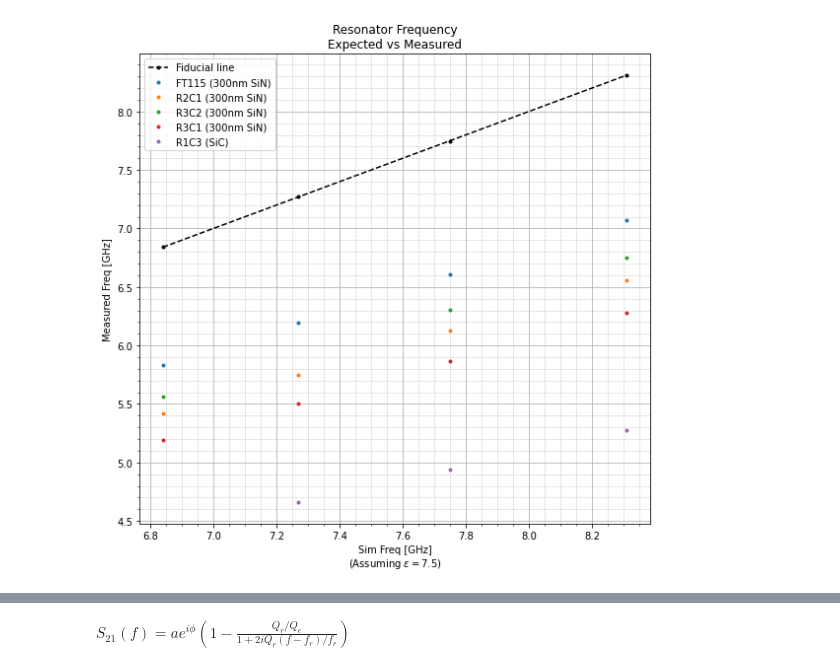
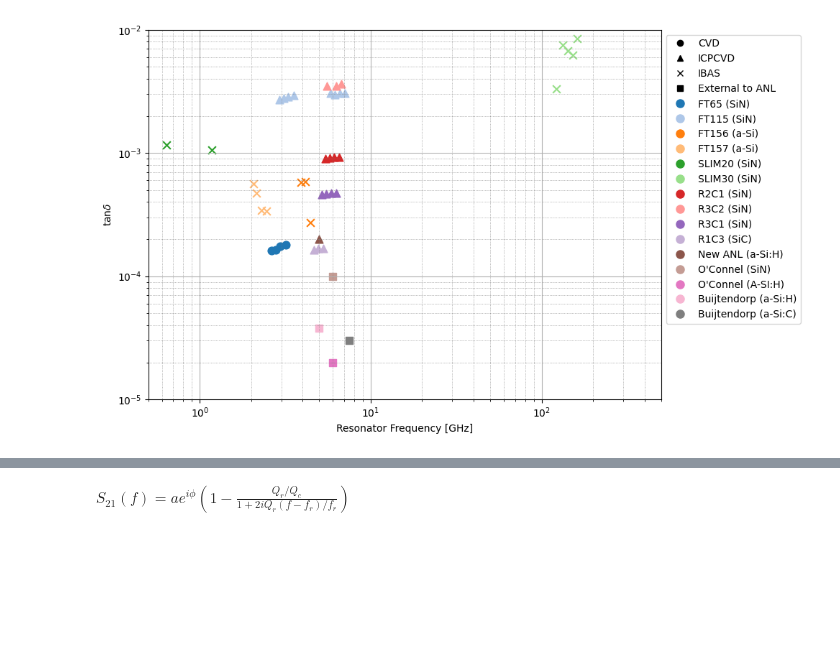
Before and after one commit to jacornelison/lance_postings, a Jupyter notebook: loss_comparison_plot.ipynb, the cells around one changed output, grey strips where cells are left out. Cells and saved outputs as stored; diff of their text form; code cells hidden in the pictures; blank space fills up the shorter version.

```diff
--- a/loss_comparison_plot.ipynb
+++ b/loss_comparison_plot.ipynb
@@ -107,5 +174,5 @@ samp_dep = ['CVD','ICPCVD','IBAS','IBAS','IBAS','IBAS','ICPCVD', 'ICPCVD', 'ICPC
 # %%
-plt.figure(1,figsize=(8,4))
+plt.figure(1,figsize=(10,6))
 
 legend_mrks = []
 legend_labels = []
@@ -119,13 +186,19 @@ for sampidx,samp in enumerate(sample_list):
     legend_mrks.append(Line2D([0],[0],color=lines[sampidx][0].get_color(),lw=3))
     legend_labels.append(sample_labels[sampidx])
 
+lines = []
+for sampidx,samp in enumerate(sample_list1):
+    lines.append(plt.plot(samp['freq'],samp['Fd'],marker_map1[samp_dep1[sampidx]]))
+    legend_mrks.append(Line2D([0],[0],color=lines[sampidx][0].get_color(),lw=3))
+    legend_labels.append(sample_labels1[sampidx])
+
 ax = plt.gca()
 ax.legend(handles=legend_mrks,labels=legend_labels,bbox_to_anchor=(1.0,1.0))
 plt.yscale('log')
 plt.xscale('log')
 plt.ylabel("tan$\delta$")
 plt.xlabel("Resonator Frequency [GHz]")
-plt.ylim((1e-4,1e-2))
+plt.ylim((1e-6,1e-2))
 plt.xlim((0.5,500))
 plt.grid(True)
 plt.minorticks_on()
@@ -138,25 +211,63 @@ plt.show()
 # %%
-# Compare freq sched
-fiducial = np.array([6.84,7.27,7.75,8.31])
+import matplotlib.pyplot as plt
+from matplotlib.lines import Line2D
+import itertools
 
-plt.figure(2,figsize=(8,8))
-plt.plot(fiducial,fiducial,'k.--',label='Fiducial line')
-plt.plot(fiducial,FT115['freq'].iloc[0:4],'.',label='FT115 (300nm SiN)')
-plt.plot(fiducial,R2C1['freq'].iloc[0:4],'.',label='R2C1 (300nm SiN)')
-plt.plot([fiducial[0], fiducial[2], fiducial[3]],R3C2['freq'].iloc[0:4],'.',label='R3C2 (300nm SiN)')
-plt.plot(fiducial,R3C1['freq'].iloc[0:4],'.',label='R3C1 (300nm SiN)')
-plt.plot([fiducial[1], fiducial[2], fiducial[3]], R1C3['freq'].iloc[0:4],'.',label='R1C3 (SiC)')
-#plt.plot(fiducial,R1C3['freq'].iloc[0:4],'.',label='R1C3 (SiC)')
+# --- Choose a large distinct color palette ---
+colors = plt.cm.tab20.colors   # 20 distinct colors
+color_cycle = itertools.cycle(colors)
 
+plt.figure(figsize=(10,6))
 
-plt.ylabel('Measured Freq [GHz]')
-plt.xlabel('Sim Freq [GHz]\n(Assuming $\epsilon=7.5$)')
-plt.legend(loc='upper left')
-plt.grid(True)
-plt.minorticks_on()
-plt.grid(True, which='minor', linestyle=':', linewidth='0.5', color='gray')
-plt.title('Resonator Frequency\nExpected vs Measured')
+legend_mrks = []
+legend_labels = []
+
+# Legend for markers (materials)
+for mk in marker_map.keys():
+    legend_mrks.append(Line2D([0],[0], marker=marker_map[mk], color='k', lw=0, linestyle='None'))
+    legend_labels.append(mk)
+
+# --- First sample set ---
+for sampidx, samp in enumerate(sample_list):
+    c = next(color_cycle)
+    plt.scatter(
+        samp['freq'],
+        samp['Fd'],
+        marker=marker_map[samp_dep[sampidx]],
+        color=c,
+        s=60
+    )
+    legend_mrks.append(Line2D([0],[0], marker='o', color=c, lw=0, markersize=8))
+    legend_labels.append(sample_labels[sampidx])
+
+# --- Second sample set ---
+for sampidx, samp in enumerate(sample_list1):
+    c = next(color_cycle)
+    plt.scatter(
+        samp['freq'],
+        samp['Fd'],
+        marker=marker_map1[samp_dep1[sampidx]],
+        color=c,
+        s=60
+    )
+    legend_mrks.append(Line2D([0],[0], marker='o', color=c, lw=0, markersize=8))
+    legend_labels.append(sample_labels1[sampidx])
+
+# --- Formatting ---
+ax = plt.gca()
+ax.legend(handles=legend_mrks, labels=legend_labels, bbox_to_anchor=(1.0,1.0))
+ax.set_yscale('log')
+ax.set_xscale('log')
+ax.set_ylabel("tan$\delta$")
+ax.set_xlabel("Resonator Frequency [GHz]")
+ax.set_ylim((1e-5,1e-2))
+ax.set_xlim((0.5,500))
+ax.grid(True)
+ax.minorticks_on()
+ax.grid(True, which='minor', linestyle=':', linewidth=0.5, color='gray')
+
 plt.tight_layout()
-plt.savefig('R2C1_freq_compare.png',dpi=300)
+plt.savefig('loss_sample_comparison.png', dpi=300)
+plt.show()
 # %% [output]
-[figure, old version]
+[figure, new version]
```
Also changed, not shown: parts of 5 cells of this notebook.
